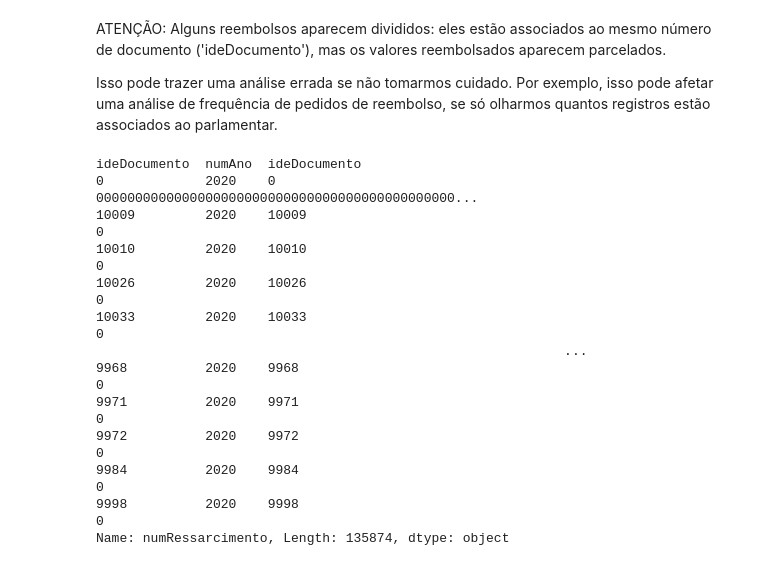
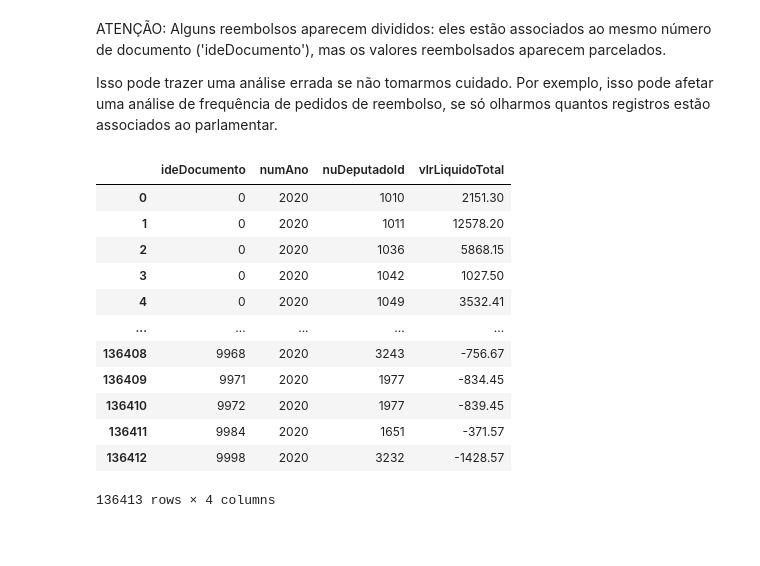
Before and after one commit to escola-de-dados/python-inovacao-civica, a Jupyter notebook: modulo_2/modulo-2.ipynb, the cells around one changed output. Saved outputs shown, nothing was run; the diff lists cells and outputs as text; code cells hidden in the pictures; blank space fills up the shorter version.

```diff
--- a/modulo_2/modulo-2.ipynb
+++ b/modulo_2/modulo-2.ipynb
@@ -261,5 +265,5 @@ Opa! Você lembra qual método podemos usar para conferir os tipos de cada colun
 # %%
-df_reimbursements_2020["datEmissao"] = pd.to_datetime(
+df_reimbursements["datEmissao"] = pd.to_datetime(
     df_reimbursements_2020.datEmissao,
     format='%Y-%m-%d'
 )
@@ -281,5 +276,5 @@ df_reimbursements_2020["datEmissao"] = pd.to_datetime(
 # %%
-df_reimbursements_2020.set_index("datEmissao").sort_index()["2020-01-01":"2020-04-30"]
+df_reimbursements.set_index("datEmissao").sort_index()["2020-01-01":"2020-04-30"]
 # %% [output]
 |  | txNomeParlamentar | cpf | ideCadastro | nuCarteiraParlamentar | nuLegislatura | sgUF | sgPartido | ... |
 | datEmissao |  |  |  |  |  |  |  | ... |
@@ -318,5 +313,5 @@ plt.xticks(rotation='vertical')
 # %% [markdown]
 #### completando, substituindo e reformatando
 # %%
-df_reimbursements_2020["txtCNPJCPF"] = df_reimbursements_2020["txtCNPJCPF"].str.replace(r'\D', '')
+df_reimbursements["txtCNPJCPF"] = df_reimbursements["txtCNPJCPF"].str.replace(r'\D', '')
 # %%
@@ -338,5 +333,5 @@ converters
 # %% [output]
 {'0': 'nota_fiscal', '1': 'recibo', '2': 'despesa_exterior', '4': None}
 # %%
-df_reimbursements_2020.indTipoDocumento.replace(converters, inplace=True)
+df_reimbursements.indTipoDocumento.replace(converters, inplace=True)
 # %%
@@ -348,23 +343,21 @@ ATENÇÃO: Alguns reembolsos aparecem divididos: eles estão associados ao mesmo
 
 Isso pode trazer uma análise errada se não tomarmos cuidado. Por exemplo, isso pode afetar uma análise de frequência de pedidos de reembolso, se só olharmos quantos registros estão associados ao parlamentar.
 # %%
-keys = ['ideDocumento', 'numAno', 'ideDocumento']
+keys = ['ideDocumento', 'numAno', 'nuDeputadoId']
 
-df_reimbursements_2020.groupby(keys)["numRessarcimento"].agg("sum")
-#df_reimbursements_2020.groupby(keys).agg({"vlrLiquido": "sum"}).rename(index="").reset_index()
-#.rename(index=new)
-#.reset_index(drop=True)
+grouped = df_reimbursements.groupby(keys)["vlrLiquido"].agg("sum").rename(index="vlrLiquidoTotal").reset_index()
+grouped
 # %% [output]
+|  | ideDocumento | numAno | nuDeputadoId | vlrLiquidoTotal |
+| 0 | 0 | 2020 | 1010 | 2151.30 |
+| 1 | 0 | 2020 | 1011 | 12578.20 |
+| 2 | 0 | 2020 | 1036 | 5868.15 |
+| 3 | 0 | 2020 | 1042 | 1027.50 |
+| 4 | 0 | 2020 | 1049 | 3532.41 |
+| ... | ... | ... | ... | ... |
+| 136408 | 9968 | 2020 | 3243 | -756.67 |
+| 136409 | 9971 | 2020 | 1977 | -834.45 |
+| 136410 | 9972 | 2020 | 1977 | -839.45 |
+| 136411 | 9984 | 2020 | 1651 | -371.57 |
+| 136412 | 9998 | 2020 | 3232 | -1428.57 |
-ideDocumento  numAno  ideDocumento
-0             2020    0               0000000000000000000000000000000000000000000000...
-10009         2020    10009                                                           0
-10010         2020    10010                                                           0
-10026         2020    10026                                                           0
-10033         2020    10033                                                           0
-                                                            ...
-9968          2020    9968                                                            0
-9971          2020    9971                                                            0
-9972          2020    9972                                                            0
-9984          2020    9984                                                            0
-9998          2020    9998                                                            0
-Name: numRessarcimento, Length: 135874, dtype: object
+136413 rows × 4 columns
```
Also changed, not shown: parts of 26 cells of this notebook, 1 other file.
